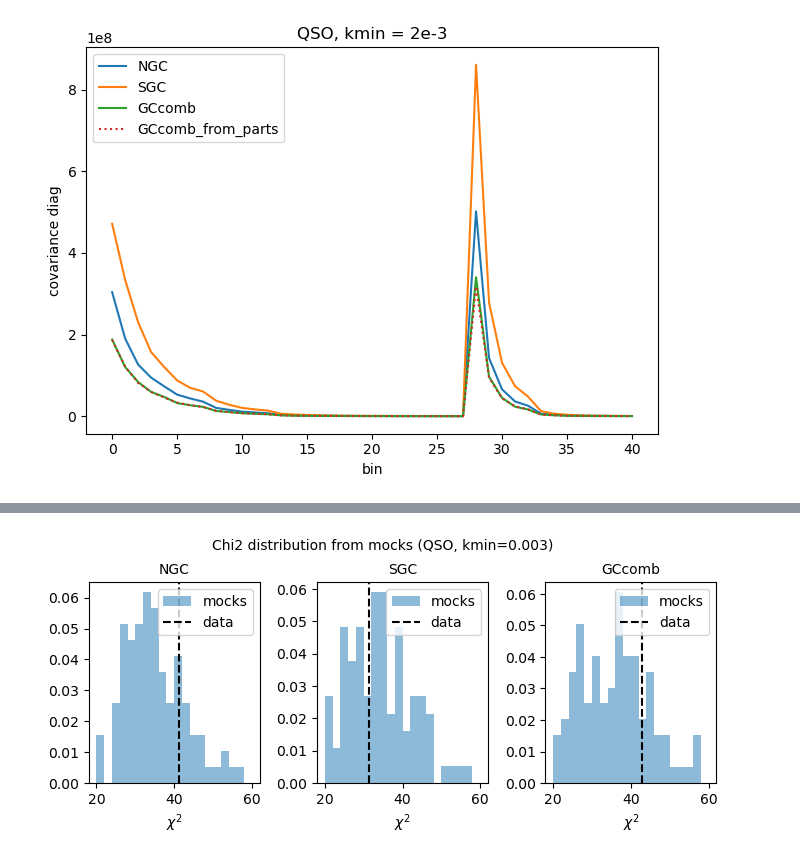
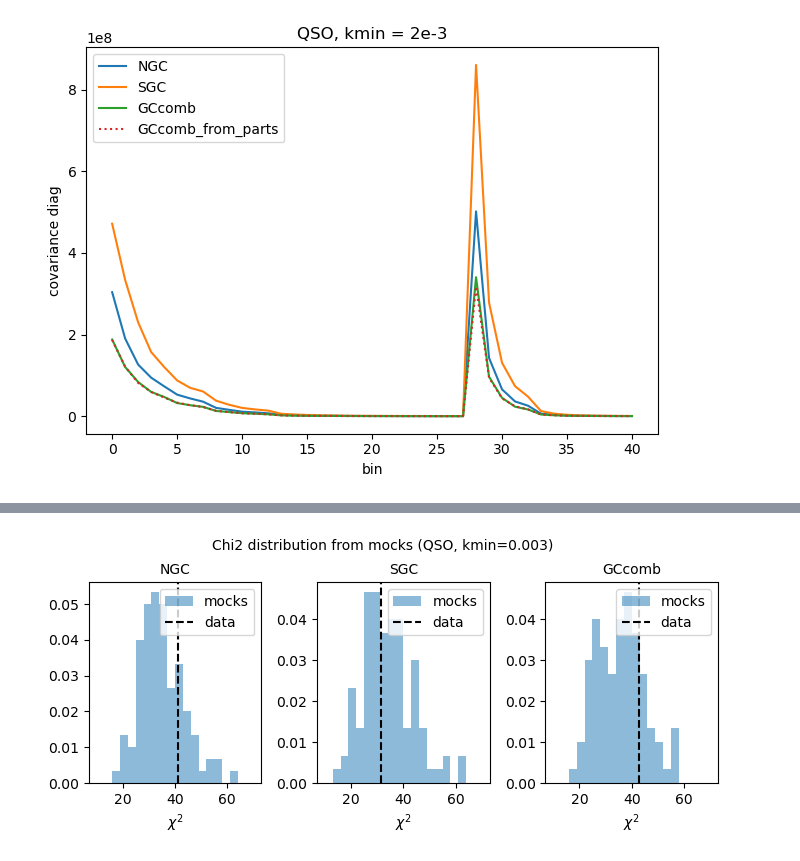
Before and after one commit to Jiaxi-Yu/desi-clustering, a Jupyter notebook: local_png/validation_data_blinded.ipynb, the cells around one changed output, grey strips where cells are left out. Drawn from its saved outputs; the diff is of its cells as text; code cells hidden in the pictures.

```diff
--- a/local_png/validation_data_blinded.ipynb
+++ b/local_png/validation_data_blinded.ipynb
@@ -518,38 +537,38 @@ profiles = load_all_profiles(mocks_dir)
 nparams = 4
 kmin = 0.003
 
 chi2_ngc = [-2*float(profiles['QSOxQSO']['NGC']['mock_cov'][kmin]['_RIC+AMR'][i][nparams][-2]) for i in range(100)]
 chi2_sgc = [-2*float(profiles['QSOxQSO']['SGC']['mock_cov'][kmin]['_RIC+AMR'][i][nparams][-2]) for i in range(100)]
 chi2_gccomb = [-2*float(profiles['QSOxQSO']['GCcomb']['mock_cov'][kmin]['_RIC+AMR'][i][nparams][-2]) for i in range(100)]
 
-chi2_data_ngc = -2*float(profs[('QSO', 'NGC', kmin)].profiles.bestfit.choice()['logposterior'])
-chi2_data_sgc = -2*float(profs[('QSO', 'SGC', kmin)].profiles.bestfit.choice()['logposterior'])
-chi2_data_gccomb = -2*float(profs[('QSO', 'GCcomb', kmin)].profiles.bestfit.choice()['logposterior'])
+chi2_data_ngc = -2*float(profs[('QSO', 'NGC', kmin)].profiles.choice().best['logposterior'])
+chi2_data_sgc = -2*float(profs[('QSO', 'SGC', kmin)].profiles.choice().best['logposterior'])
+chi2_data_gccomb = -2*float(profs[('QSO', 'GCcomb', kmin)].profiles.choice().best['logposterior'])
 
 plt.figure(figsize=(7, 3.3))
 plt.subplot(131)
-plt.hist(chi2_ngc, bins=20, range=(20, 60), alpha=0.5, label='mocks', density=True)
+plt.hist(chi2_ngc, bins=20, range=(10, 70), alpha=0.5, label='mocks', density=True)
 plt.axvline(chi2_data_ngc, color='k', ls='--', label='data')
 plt.legend()
 plt.title('NGC', fontsize=10)
 plt.xlabel(r'$\chi^2$')
 plt.subplot(132)
-plt.hist(chi2_sgc, bins=20, range=(20, 60), alpha=0.5, label='mocks', density=True)
+plt.hist(chi2_sgc, bins=20, range=(10, 70), alpha=0.5, label='mocks', density=True)
 plt.axvline(chi2_data_sgc, color='k', ls='--', label='data')
 plt.legend()
 plt.title('SGC', fontsize=10)
 plt.xlabel(r'$\chi^2$')
 plt.subplot(133)
-plt.hist(chi2_gccomb, bins=20, range=(20, 60), alpha=0.5, label='mocks', density=True)
+plt.hist(chi2_gccomb, bins=20, range=(10, 70), alpha=0.5, label='mocks', density=True)
 plt.axvline(chi2_data_gccomb, color='k', ls='--', label='data')
 plt.legend()
 plt.title('GCcomb', fontsize=10)
 plt.xlabel(r'$\chi^2$')
 plt.suptitle('Chi2 distribution from mocks (QSO, kmin=0.003)', y=0.94, fontsize=10)
 
 plt.tight_layout()
 #plt.savefig('fig_data/chi2_distribution_mocks_QSOxQSO_kmin_0.003.png', dpi=400)
 plt.show()
 # %% [output]
-[figure, old version]
+[figure, new version]
 # %%
```
Also changed, not shown: parts of 13 cells of this notebook, 1 other file.
